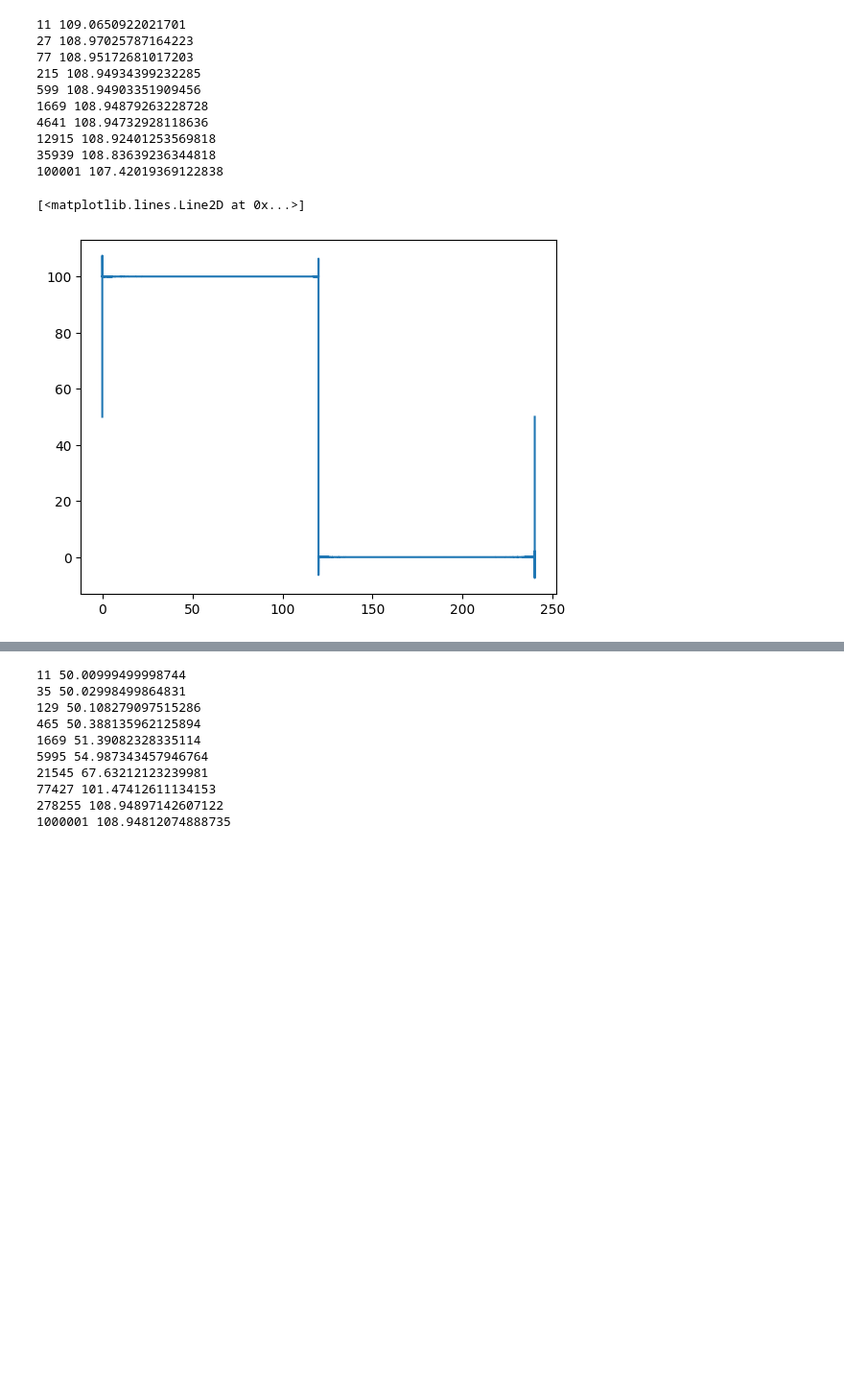
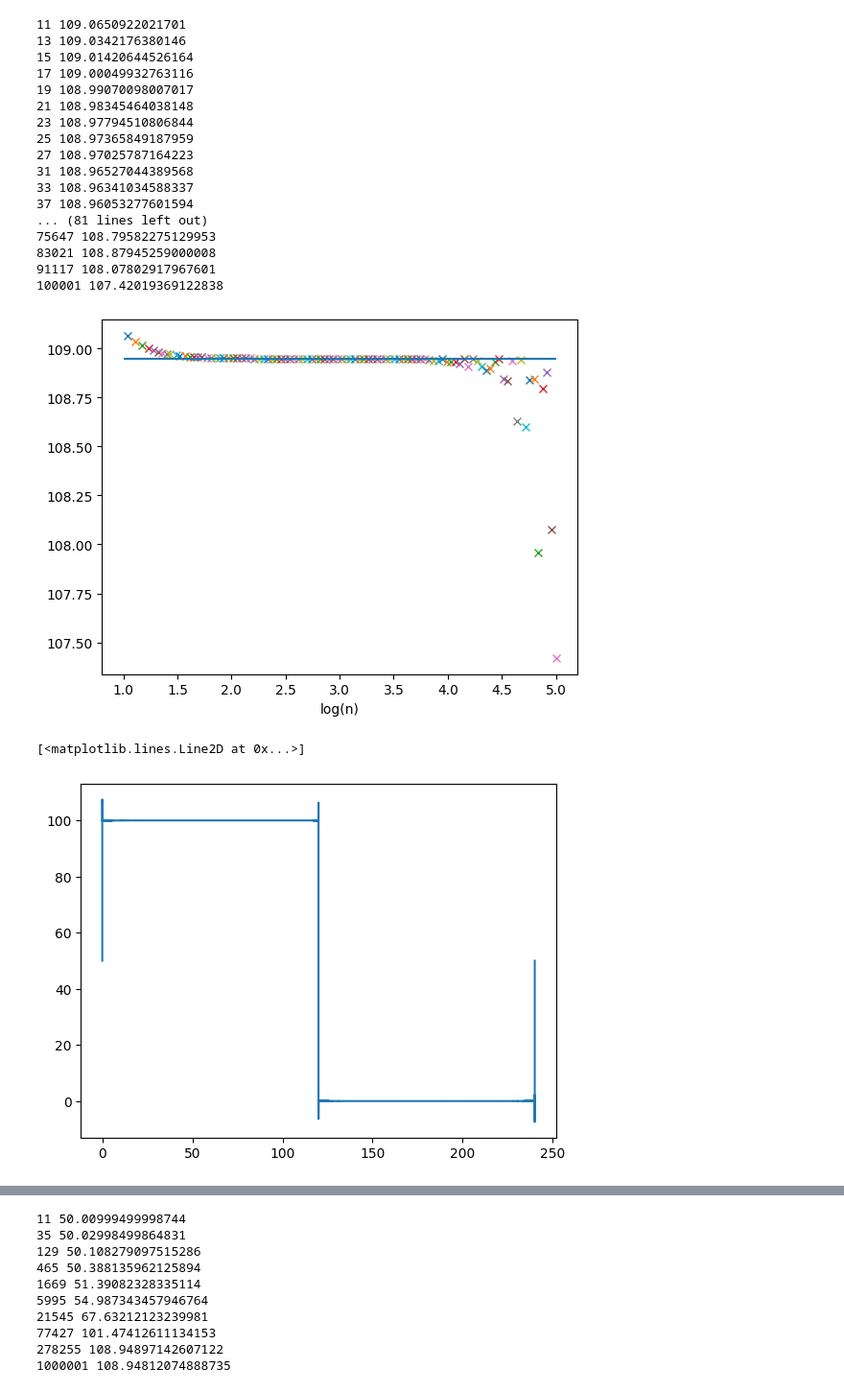
Before and after one commit to tonyko618/Waves_Lab, a Jupyter notebook: Session1/code.ipynb, the cells around one changed output, grey strips where cells are left out. Shown at 96% size. Cells and saved outputs as stored; diff of their text form; code cells hidden in the pictures; blank space fills up the shorter version.

```diff
--- a/Session1/code.ipynb
+++ b/Session1/code.ipynb
@@ -55,42 +84,55 @@ plt.plot(x,n1+n2+n3)
 # %%
 sq = square(50,50,240,1000,0,240)
 #plt.plot(*sq)
 
 x0 = sq[0]
 length = len(x0)
 
 n0 = np.full(length, 50.)
 def gen_sin(n):
     global x0
     return 200/np.pi/n*np.sin(2*np.pi/240*n*x0)
 
 sin = n0
 cumalative = n0
 
 vect_int = np.vectorize(int)
 
 max_power = 5
 
-num = vect_int(np.logspace(1,max_power,10)/2)*2+1
+num = vect_int(np.logspace(1,max_power,100)/2)*2+1
 
 for i in range(1,int(10**max_power)+100,2):
     cumalative += gen_sin(i)
     if i in num:
         print(i,max(cumalative))
+        plt.plot(np.log10(i),max(cumalative),"x")
+plt.hlines(108.94898,1,max_power)
+plt.xlabel("log(n)")
+
+plt.show()
 plt.plot(x0,cumalative)
 # %% [output]
 11 109.0650922021701
+13 109.0342176380146
+15 109.01420644526164
+17 109.00049932763116
+19 108.99070098007017
+21 108.98345464038148
+23 108.97794510806844
+25 108.97365849187959
 27 108.97025787164223
-77 108.95172681017203
-215 108.94934399232285
-599 108.94903351909456
-1669 108.94879263228728
-4641 108.94732928118636
-12915 108.92401253569818
-35939 108.83639236344818
+31 108.96527044389568
+33 108.96341034588337
+37 108.96053277601594
+... (81 lines left out)
+75647 108.79582275129953
+83021 108.87945259000008
+91117 108.07802917967601
 100001 107.42019369122838
+[figure, new version]
 [<matplotlib.lines.Line2D at 0x...>]
-[figure, old version]
+[figure, added]
 # %%
 sq = square(50,50,240,10000,0,240)
 #plt.plot(*sq)
```
Also changed, not shown: parts of 4 cells of this notebook.
